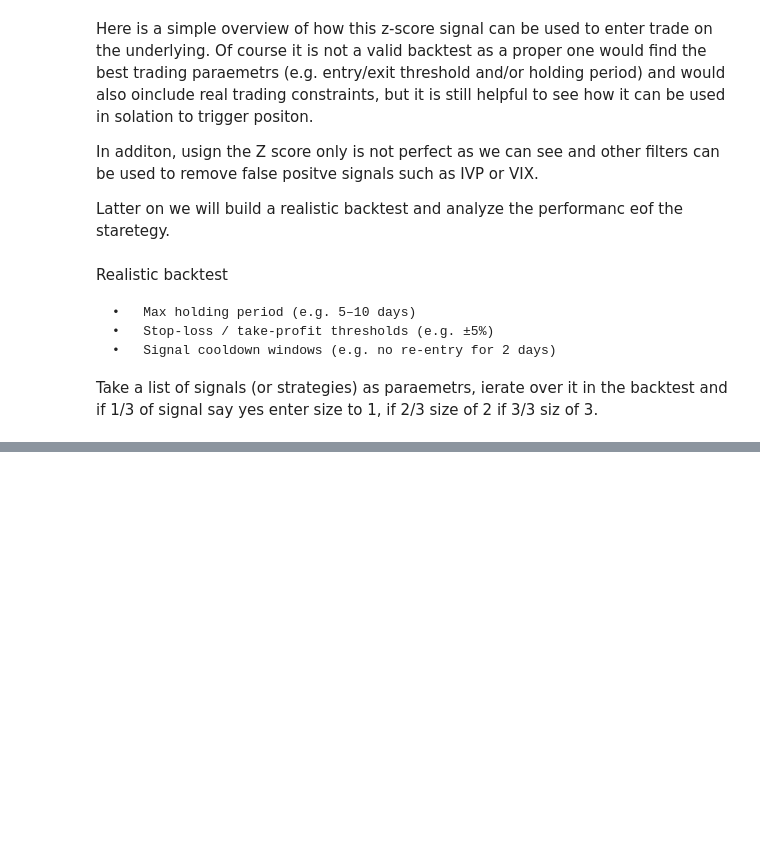
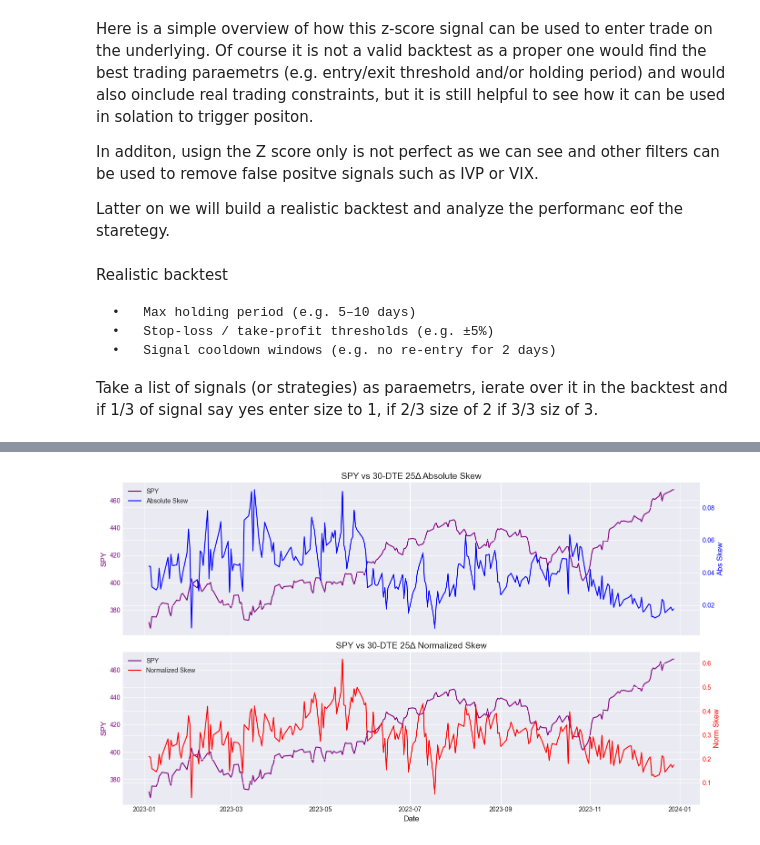
Before and after one commit to anthonymakarewicz/volatility-trading, a Jupyter notebook: skew_trading.ipynb, the cells around one changed output, grey strips where cells are left out. Cells and saved outputs as stored; diff of their text form; code cells hidden in the pictures; blank space fills up the shorter version.

```diff
--- a/skew_trading.ipynb
+++ b/skew_trading.ipynb
@@ -356,9 +293,6 @@ $$
 This gives us smooth and consistent synthetic 30-DTE IVs for measuring skew over time.
 # %%
 def interp_iv(df_lower, df_upper, T1, T2, target_dte, target_delta):
-    """
-    Interpolate IV at a given delta and target DTE using two expiry slices.
-    """
     row1 = df_lower.iloc[(df_lower['delta'] - target_delta).abs().argmin()]
 
     if T2 == T1:
@@ -448,7 +382,8 @@ def compute_synthetic_skew(options,
                             df2[df2.option_type == 'C'],
                             T1,
                             T2,
-                            target_dte, target_delta_otm)
+                            target_dte,
+                            target_delta_otm)
 
         # ATM Put & Call IV
         iv_atm_put  = interp_iv(df1[df1.option_type == 'P'],
@@ -846,0 +622,11 @@ Take a list of signals (or strategies) as paraemetrs, ierate over it in the back
+# %%
+common_dates = synthetic_skew.index.intersection(spy.index)
+synthetic_skew = synthetic_skew.loc[common_dates]
+synthetic_skew.index.name = 'date'
+
+spy = spy.loc[common_dates]
+spy.index.name = 'date'
+
+ph.plot_skew_vs_spy(synthetic_skew, spy)
+# %% [output]
+[figure, added]
```
Also changed, not shown: parts of 38 cells of this notebook.
